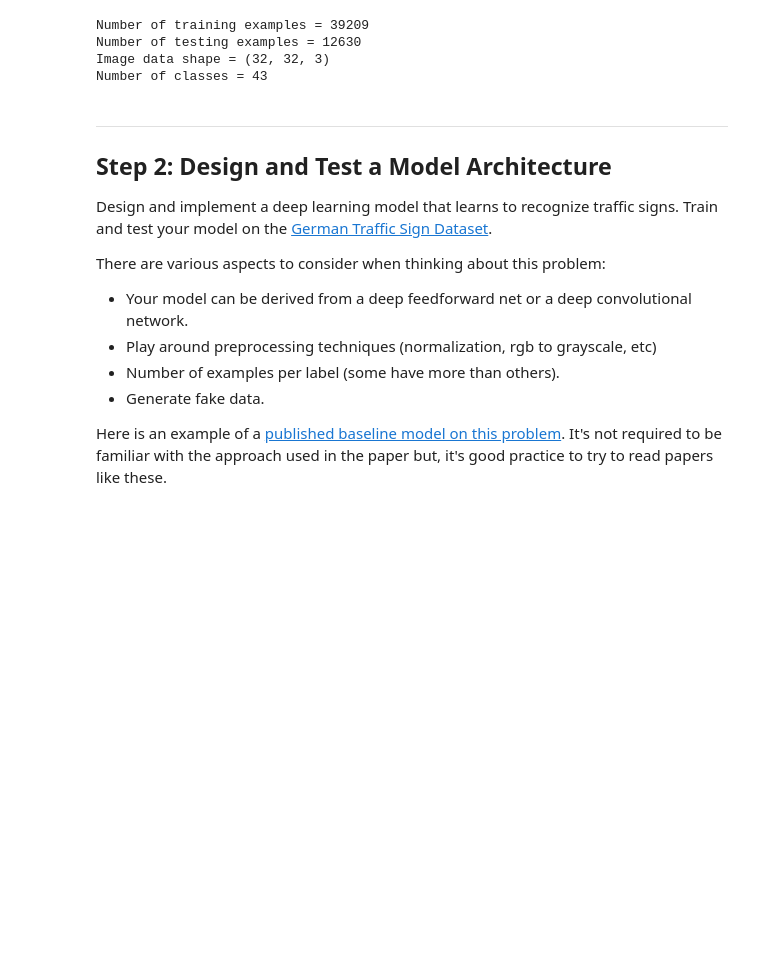
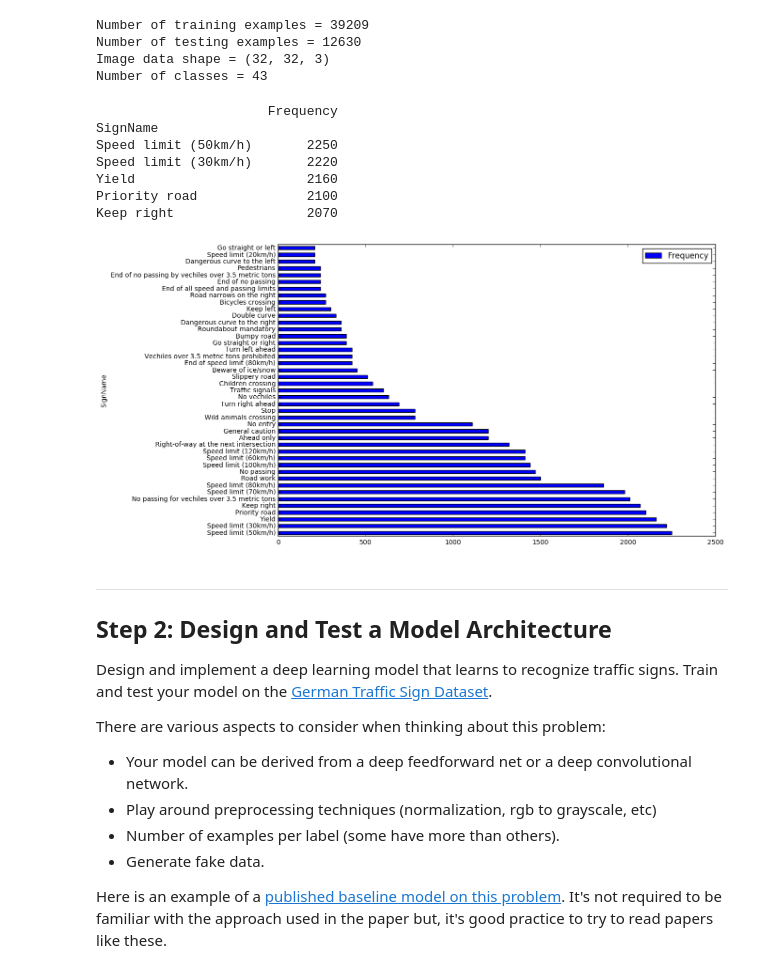
Before and after one commit to kevinpalm/udacity_traffic_signs, a Jupyter notebook: Traffic_Signs_Recognition.ipynb, the cells around one changed output. Saved outputs shown, nothing was run; the diff lists cells and outputs as text; code cells hidden in the pictures; blank space fills up the shorter version.

Commit message:
visual of sign frequencies

```diff
--- a/Traffic_Signs_Recognition.ipynb
+++ b/Traffic_Signs_Recognition.ipynb
@@ -69,3 +66,33 @@ Number of classes = 43
+# %%
+# Data exploration visualization goes here.
+### Feel free to use as many code cells as needed.
+
+import pandas as pd
+%matplotlib inline
+
+# Let's look at the top five most frequent roadsigns in the training data
+
+# Build dataframe for labels
+examples = pd.DataFrame(y_train, columns=["ClassId"])
+lookup = pd.read_csv("signnames.csv")
+examples = examples.merge(lookup, how="left", left_on="ClassId", right_on="ClassId")
+
+# Groupby for frequency summary
+labelfreq = examples.groupby(["SignName"]).count()
+labelfreq.columns = ["Frequency"]
+labelfreq = labelfreq.sort_values(by="Frequency", ascending=False)
+
+# Plot it
+labelfreq.plot.barh(figsize=(12, 8))
+# %% [output]
+                      Frequency
+SignName
+Speed limit (50km/h)       2250
+Speed limit (30km/h)       2220
+Yield                      2160
+Priority road              2100
+Keep right                 2070
+[figure, added]
 # %% [markdown]
 ----
 
```
Also changed, not shown: parts of 1 cell of this notebook.
